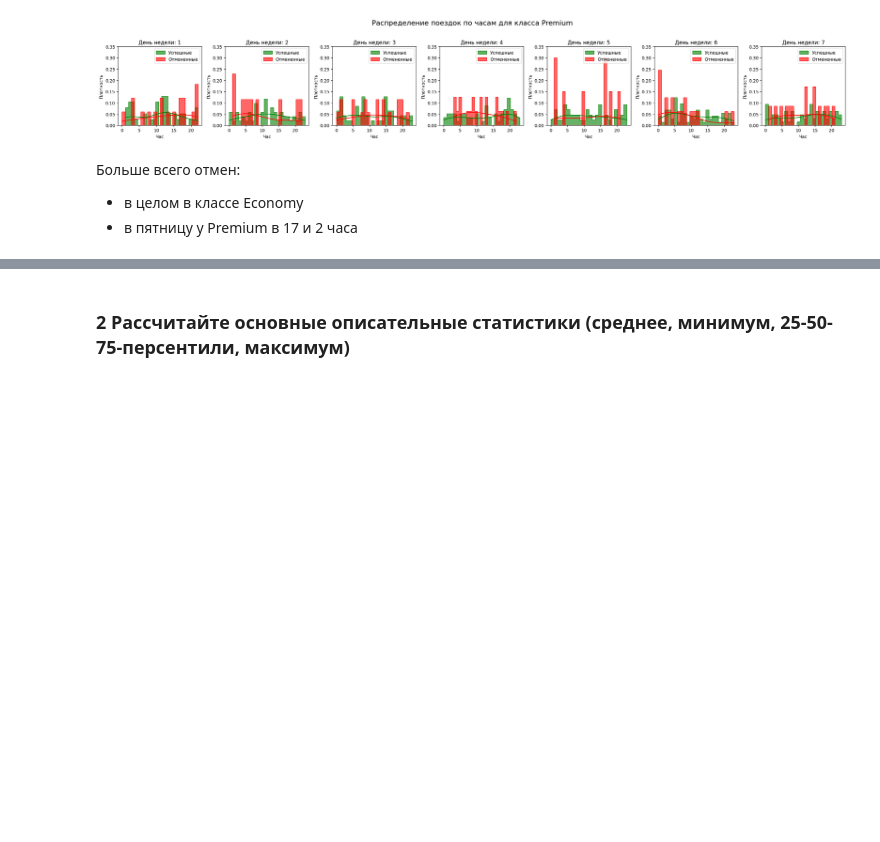
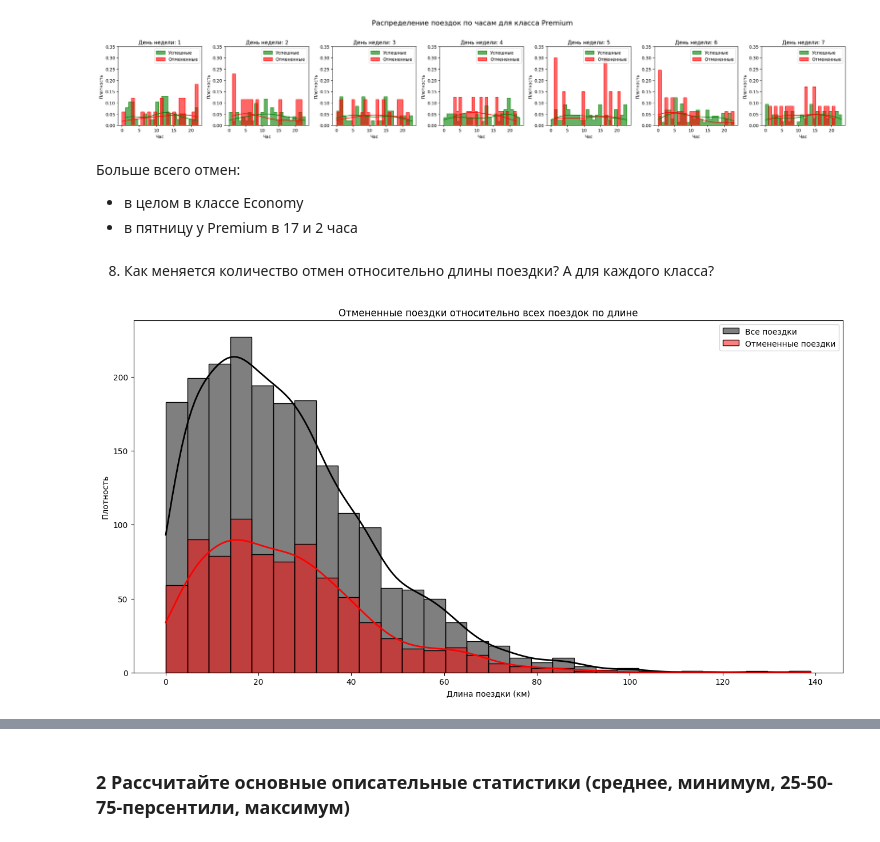
Before and after one commit to IrmA-ErroR/DS_Taxi_strategy, a Jupyter notebook: analysis.ipynb, the cells around one changed output, grey strips where cells are left out. Saved outputs shown, nothing was run; the diff lists cells and outputs as text; code cells hidden in the pictures; blank space fills up the shorter version.

```diff
--- a/analysis.ipynb
+++ b/analysis.ipynb
@@ -619,3 +611,23 @@ Premium
 Больше всего отмен:
  - в целом в классе Economy
  - в пятницу у Premium в 17 и 2 часа
+# %% [markdown]
+8. Как меняется количество отмен относительно длины поездки? А для каждого класса?
+# %%
+# Фильтрация отмененных поездок
+all_trips = data['distance_km']
+canceled_trips = data[data['driver_response'] == 0]['distance_km']
+complited_trips = data[data['driver_response'] == 1]['distance_km']
+plt.figure(figsize=(16, 8))
+
+sns.histplot(trips_by_distance, kde=True, color='black', label='Все поездки', bins=30, line_kws = {'lw': 2})
+# sns.histplot(complited_trips, kde=True, color='cyan', label='Завершенные поездки', bins=30, line_kws = {'lw': 2})
+sns.histplot(canceled_trips, kde=True, color='red', label='Отмененные поездки', bins=30, line_kws = {'lw': 2})
+
+plt.title('Отмененные поездки относительно всех поездок по длине')
+plt.xlabel('Длина поездки (км)')
+plt.ylabel('Плотность')
+plt.legend()
+plt.show()
+# %% [output]
+[figure, added]
```
Also changed, not shown: parts of 6 cells of this notebook, 1 other file.
